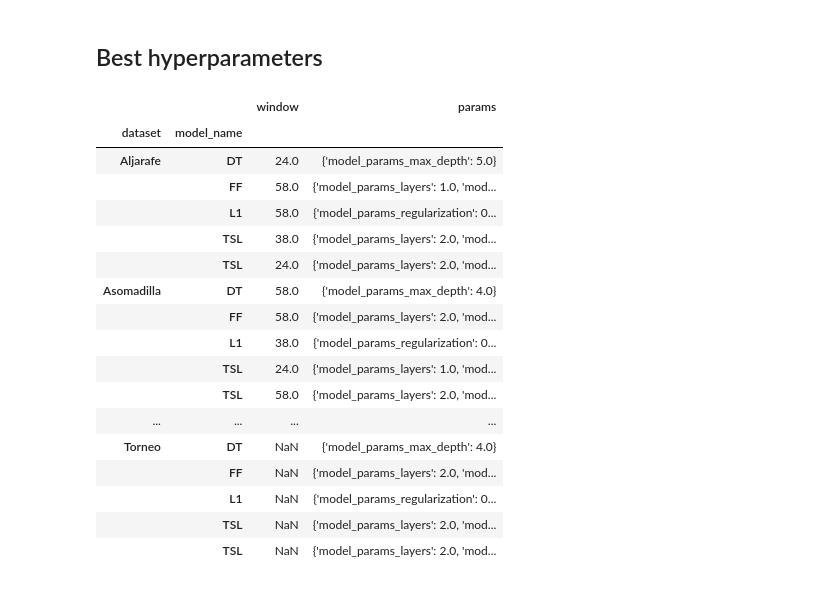
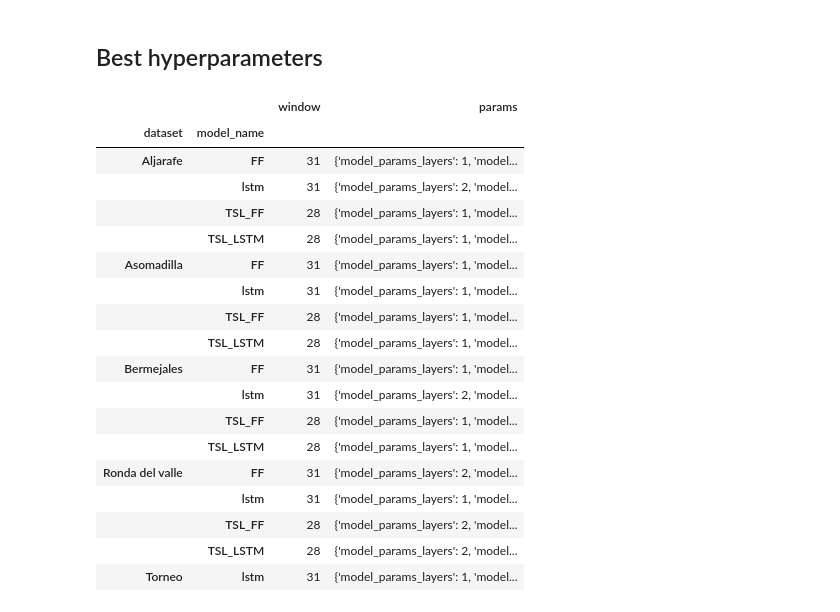
Before and after one commit to manjimnav/TSLayer-Ozone, a Jupyter notebook: analysis.ipynb, the cells around one changed output. Cells and saved outputs as stored; diff of their text form; code cells hidden in the pictures.

```diff
--- a/analysis.ipynb
+++ b/analysis.ipynb
@@ -7,29 +7,36 @@ from math import isnan
 
 sns.set()
 # %%
-output_file = 'results/Ozone/results_final'
+output_file = 'results/OzoneCrossVal/results_nn_optimizing_bs_and_lr'
+
+output_file_2 = 'results/OzoneCrossVal/results_final'
 
 total_metrics = pd.read_csv(f'{output_file}.csv')
+total_metrics_2 = pd.read_csv(f'{output_file_2}.csv')
 
-#total_metrics = pd.concat((total_metrics, pd.read_csv(f'{output_file_2}.csv')))
+total_metrics_2 = total_metrics_2[(total_metrics_2.model_name!='dense')]
+
+total_metrics = pd.concat((total_metrics, total_metrics_2))
 total_metrics["n_features"] = total_metrics.selected_features.apply(eval).apply(len)
 #total_metrics["selection_params_residual"] = total_metrics.selection_params_residual.fillna(False)
 # %%
 total_metrics['model_name'] = total_metrics['model_name'].replace({'decisiontree': 'DT'})
 total_metrics['selection_name'] = total_metrics['selection_name'].replace({'NoSelection': 'NS', 'TimeSelectionLayer': 'TSL'})
 
-total_metrics.loc[total_metrics.selection_name=='TSL', 'model_name'] = 'TSL'
+total_metrics.loc[(total_metrics.selection_name=='TSL') & (total_metrics.model_name=='lstm'), 'model_name'] = 'TSL_LSTM'
+total_metrics.loc[(total_metrics.selection_name=='TSL') & (total_metrics.model_name=='dense'), 'model_name'] = 'TSL_FF'
 total_metrics.loc[total_metrics.selection_name=='TimeSelectionLayerConstant', 'model_name'] = 'TSL*'
 #total_metrics.loc[(total_metrics.selection_name=='TSL') & (total_metrics.selection_params_residual), 'model_name'] = 'TSLRes'
 total_metrics['model_name'] = total_metrics['model_name'].replace({'dense': 'FF', 'lasso': 'L1'})
 total_metrics['dataset'] = total_metrics['dataset'].apply(lambda x: x.capitalize()).replace({'Rondadelvalle': 'Ronda del valle'})
+total_metrics.drop("dataset_name", inplace=True, axis=1)
 # %%
 model_params = [col for col in total_metrics.columns if 'model_params' in col or 'selection_params' in col]
-grouped = total_metrics.groupby(['dataset', 'selection_name', 'model_name', *model_params], dropna=False).mean()
+grouped = total_metrics.groupby(['dataset', 'selection_name', 'model_name', *model_params], dropna=False)[["root_mean_squared_error_valid"]].mean()
 best_index = grouped.loc[grouped.groupby(['dataset', 'selection_name', 'model_name', 'selection_params_residual'], dropna=False).root_mean_squared_error_valid.idxmin()].index
 
 total_metrics_indexed = total_metrics.set_index(['dataset', 'selection_name', 'model_name',*model_params])
 
 best_by_year = total_metrics_indexed.loc[best_index, ['root_mean_squared_error', 'mean_absolute_error', 'dataset_params_test_year', 'features', 'selected_features']].reset_index()
 
-best_by_year[best_by_year.dataset_params_test_year>2005].groupby(['dataset', 'model_name'], dropna=False).mean().reset_index().pivot(index = 'dataset', columns='model_name', values='root_mean_squared_error')#.to_latex()
+best_by_year[best_by_year.dataset_params_test_year>2005].groupby(['dataset', 'model_name'], dropna=False)[["root_mean_squared_error"]].mean().reset_index().pivot(index = 'dataset', columns='model_name', values='root_mean_squared_error')#.to_latex()
@@ -165,27 +181,28 @@ seq_lens = total_metrics_indexed.groupby(['dataset', 'model_name']).head(1)['dat
 # %%
 pd.set_option('display.max_colwidth', 2000)
 seq_lens = total_metrics_indexed.groupby(['dataset', 'model_name']).head(1)['dataset_params_seq_len'].reset_index(drop=True)
-params = list(map(lambda my_dict: {k: my_dict[k]for k in my_dict if not isnan(my_dict[k])},best_index.to_frame()[best_index.to_frame().model_name!='TSLRes'].loc[:, ['model_params_layers', 'model_params_units', 'model_params_dropout', 'model_params_max_depth', 'model_params_regularization', 'selection_params_regularization']].to_dict('records')))
-best_hyperparameters['window'] = seq_lens
+params = list(map(lambda my_dict: {k: my_dict[k]for k in my_dict if not isnan(my_dict[k])},best_index.to_frame()[best_index.to_frame().model_name!='TSLRes'].loc[:, ['model_params_layers', 'model_params_units', 'model_params_batch_size', 'model_params_lr','model_params_dropout', 'selection_params_regularization']].to_dict('records')))
+best_hyperparameters['window'] = seq_lens # 'model_params_max_depth', 'model_params_regularization',
 best_hyperparameters['params'] = params
 
 best_hyperparameters.set_index(['dataset', 'model_name'])#.to_latex('tab.tex')
 # %% [output]
 |  |  | window | params |
 | dataset | model_name |  |  |
-| Aljarafe | DT | 24.0 | {'model_params_max_depth': 5.0} |
-|  | FF | 58.0 | {'model_params_layers': 1.0, 'mod... |
-|  | L1 | 58.0 | {'model_params_regularization': 0... |
-|  | TSL | 38.0 | {'model_params_layers': 2.0, 'mod... |
-|  | TSL | 24.0 | {'model_params_layers': 2.0, 'mod... |
-| Asomadilla | DT | 58.0 | {'model_params_max_depth': 4.0} |
-|  | FF | 58.0 | {'model_params_layers': 2.0, 'mod... |
-|  | L1 | 38.0 | {'model_params_regularization': 0... |
-|  | TSL | 24.0 | {'model_params_layers': 1.0, 'mod... |
-|  | TSL | 58.0 | {'model_params_layers': 2.0, 'mod... |
-| ... | ... | ... | ... |
-| Torneo | DT | NaN | {'model_params_max_depth': 4.0} |
-|  | FF | NaN | {'model_params_layers': 2.0, 'mod... |
-|  | L1 | NaN | {'model_params_regularization': 0... |
-|  | TSL | NaN | {'model_params_layers': 2.0, 'mod... |
-|  | TSL | NaN | {'model_params_layers': 2.0, 'mod... |
+| Aljarafe | FF | 31 | {'model_params_layers': 1, 'model... |
+|  | lstm | 31 | {'model_params_layers': 2, 'model... |
+|  | TSL_FF | 28 | {'model_params_layers': 1, 'model... |
+|  | TSL_LSTM | 28 | {'model_params_layers': 1, 'model... |
+| Asomadilla | FF | 31 | {'model_params_layers': 1, 'model... |
+|  | lstm | 31 | {'model_params_layers': 1, 'model... |
+|  | TSL_FF | 28 | {'model_params_layers': 1, 'model... |
+|  | TSL_LSTM | 28 | {'model_params_layers': 1, 'model... |
+| Bermejales | FF | 31 | {'model_params_layers': 1, 'model... |
+|  | lstm | 31 | {'model_params_layers': 2, 'model... |
+|  | TSL_FF | 28 | {'model_params_layers': 1, 'model... |
+|  | TSL_LSTM | 28 | {'model_params_layers': 1, 'model... |
+| Ronda del valle | FF | 31 | {'model_params_layers': 2, 'model... |
+|  | lstm | 31 | {'model_params_layers': 1, 'model... |
+|  | TSL_FF | 28 | {'model_params_layers': 2, 'model... |
+|  | TSL_LSTM | 28 | {'model_params_layers': 2, 'model... |
+| Torneo | lstm | 31 | {'model_params_layers': 1, 'model... |
```
Also changed, not shown: parts of 4 cells of this notebook, 4 other files.
